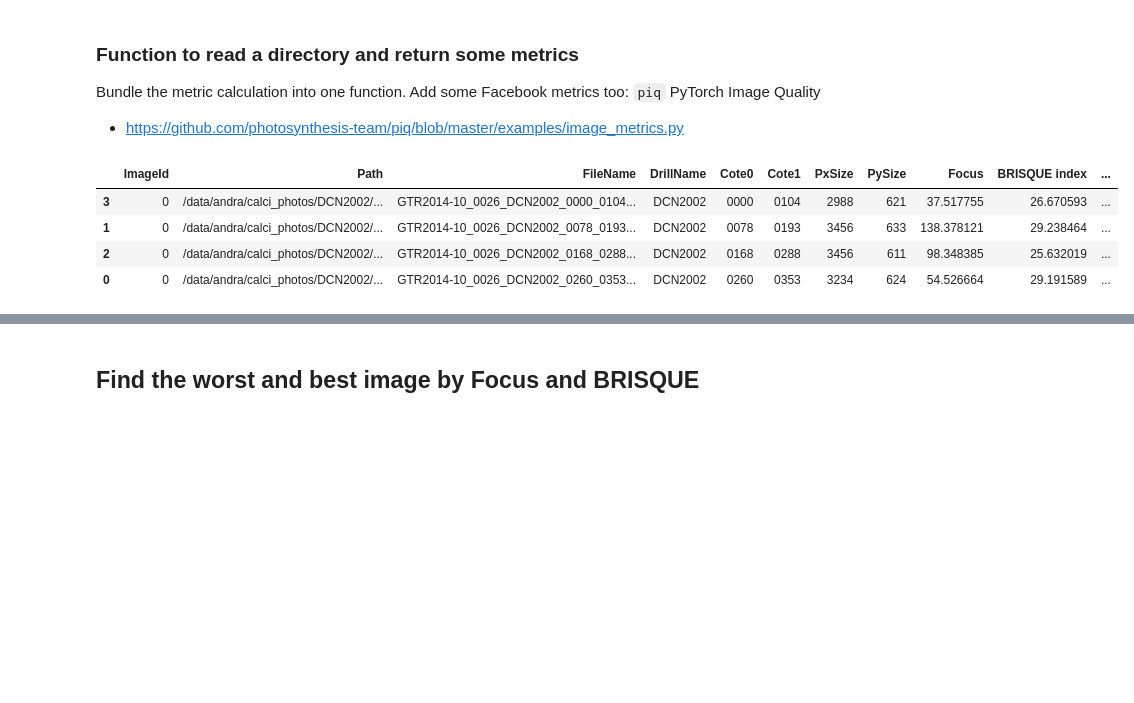
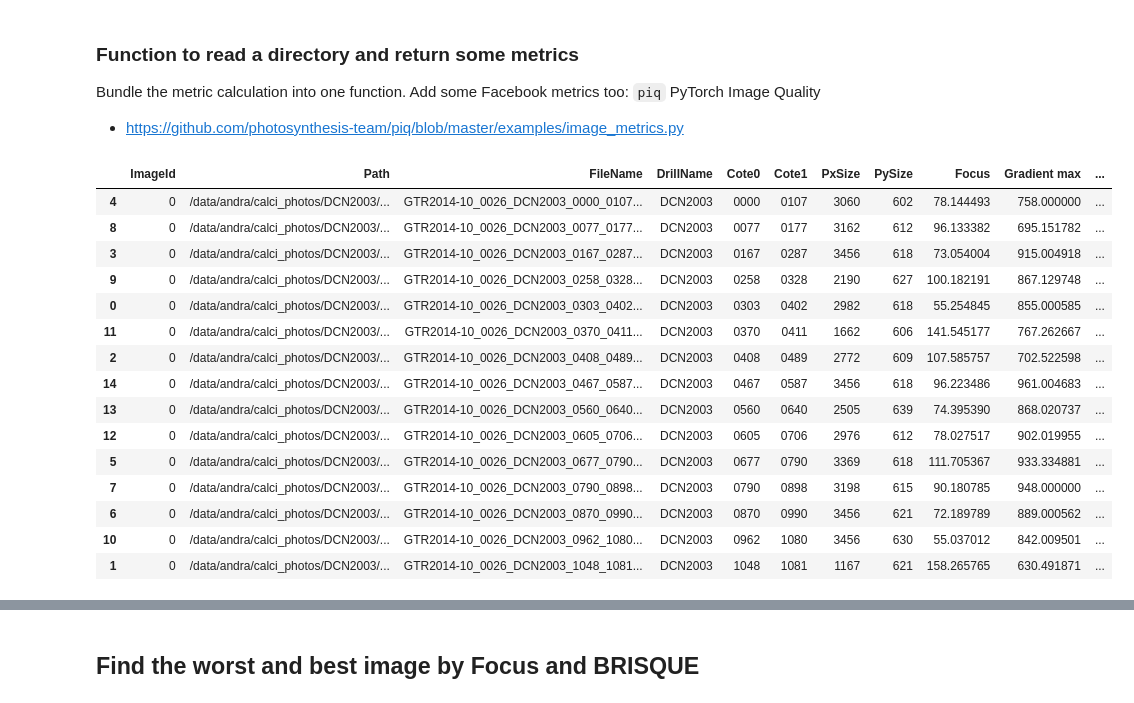
Before and after one commit to zwergon/calcimetry, a Jupyter notebook: notebooks/image-quality.ipynb, the cells around one changed output, grey strips where cells are left out. Cells and saved outputs as stored; diff of their text form; code cells hidden in the pictures; blank space fills up the shorter version.

```diff
--- a/notebooks/image-quality.ipynb
+++ b/notebooks/image-quality.ipynb
@@ -53,0 +59,8 @@ def variance_of_laplacian(image):
+# %%
+def gradient_magnitude(image):
+    #Get magnitude of gradient for given image
+    ddepth = cv2.CV_64F
+    dx = cv2.Sobel(image, ddepth, 1, 0)
+    dy = cv2.Sobel(image, ddepth, 0, 1)
+    mag = cv2.magnitude(dx, dy)
+    return mag
@@ -54,3 +73,16 @@ def variance_of_laplacian(image):
+# %%
+def prep_image(raw_img):
+    modified_img = cv2.resize(raw_img, (900, 600), interpolation = cv2.INTER_AREA)
+    modified_img = modified_img.reshape(modified_img.shape[0]*modified_img.shape[1], 3)
+    return modified_img
+
+def color_analysis(img):
+    clf = KMeans(n_clusters = 5)  # 5 top colours
+    color_labels = clf.fit_predict(img)
+    center_colors = clf.cluster_centers_
+    counts = Counter(color_labels)
+    ordered_colors = [center_colors[i] for i in counts.keys()]
+    return ordered_colors
 # %% [markdown]
 ### Function to read a directory and return some metrics
 
@@ -83,6 +115,13 @@ def read_directory(dirname, allfiles, quiet=True):
     PxSize = []
     PySize = []
     Focus = []
+    GradientMax = []
+    GradientSTD = []
+    Colour1 = []
+    Colour2 = []
+    Colour3 = []
+    Colour4 = []
+    Colour5 = []
     BRISQUE_i = []
     BRISQUE_l = []
 
@@ -112,6 +151,18 @@ def read_directory(dirname, allfiles, quiet=True):
             gray = cv2.cvtColor(np.asarray(img), cv2.COLOR_BGR2GRAY)
             Focus.append(variance_of_laplacian(gray))
 
+            # Gradient metric
+            GradientMax.append(np.max(gradient_magnitude(gray)[:]))
+            GradientSTD.append(np.std(gradient_magnitude(gray)[:]))
+
+            # Top five colours
+            colours = color_analysis(prep_image(np.asarray(img)))
+            Colour1.append(colours[0])
+            Colour2.append(colours[1])
+            Colour3.append(colours[2])
+            Colour4.append(colours[3])
+            Colour5.append(colours[4])
+
             # pytorch image quality, use try, except loop to kep going if image is too large or does not conform
             try:
                 x = torch.tensor(np.asarray(img)).permute(2, 0, 1)[None, ...] / 255.
@@ -136,19 +187,31 @@ def read_directory(dirname, allfiles, quiet=True):
 
     d = {'ImageId':ImageId, 'Path':Path, 'FileName':FileName, 'DrillName':DrillName,
          'Cote0':Cote0, 'Cote1':Cote1, 'PxSize':PxSize, 'PySize':PySize, 'Focus':Focus,
-         'BRISQUE index':BRISQUE_i, 'BRISQUE loss':BRISQUE_l}
+         'Gradient max':GradientMax, 'Gradient std':GradientSTD, 'Colour1':Colour1, 'Colour2':Colour2, 'Colour3':Colour3,
+         'Colour4':Colour4, 'Colour5':Colour5, 'BRISQUE index':BRISQUE_i, 'BRISQUE loss':BRISQUE_l}
     df = pd.DataFrame(data=d)
 
     return df
 # %%
-df = read_directory(sortedlist[3], files)
+df = read_directory(sortedlist[4], files)
 df.sort_values('Cote0')
 # %% [output]
-|  | ImageId | Path | FileName | DrillName | Cote0 | Cote1 | PxSize | PySize | Focus | BRISQUE index | ... |
-| 3 | 0 | /data/andra/calci_photos/DCN2002/... | GTR2014-10_0026_DCN2002_0000_0104... | DCN2002 | 0000 | 0104 | 2988 | 621 | 37.517755 | 26.670593 | ... |
-| 1 | 0 | /data/andra/calci_photos/DCN2002/... | GTR2014-10_0026_DCN2002_0078_0193... | DCN2002 | 0078 | 0193 | 3456 | 633 | 138.378121 | 29.238464 | ... |
-| 2 | 0 | /data/andra/calci_photos/DCN2002/... | GTR2014-10_0026_DCN2002_0168_0288... | DCN2002 | 0168 | 0288 | 3456 | 611 | 98.348385 | 25.632019 | ... |
-| 0 | 0 | /data/andra/calci_photos/DCN2002/... | GTR2014-10_0026_DCN2002_0260_0353... | DCN2002 | 0260 | 0353 | 3234 | 624 | 54.526664 | 29.191589 | ... |
+|  | ImageId | Path | FileName | DrillName | Cote0 | Cote1 | PxSize | PySize | Focus | Gradient max | ... |
+| 4 | 0 | /data/andra/calci_photos/DCN2003/... | GTR2014-10_0026_DCN2003_0000_0107... | DCN2003 | 0000 | 0107 | 3060 | 602 | 78.144493 | 758.000000 | ... |
+| 8 | 0 | /data/andra/calci_photos/DCN2003/... | GTR2014-10_0026_DCN2003_0077_0177... | DCN2003 | 0077 | 0177 | 3162 | 612 | 96.133382 | 695.151782 | ... |
+| 3 | 0 | /data/andra/calci_photos/DCN2003/... | GTR2014-10_0026_DCN2003_0167_0287... | DCN2003 | 0167 | 0287 | 3456 | 618 | 73.054004 | 915.004918 | ... |
+| 9 | 0 | /data/andra/calci_photos/DCN2003/... | GTR2014-10_0026_DCN2003_0258_0328... | DCN2003 | 0258 | 0328 | 2190 | 627 | 100.182191 | 867.129748 | ... |
+| 0 | 0 | /data/andra/calci_photos/DCN2003/... | GTR2014-10_0026_DCN2003_0303_0402... | DCN2003 | 0303 | 0402 | 2982 | 618 | 55.254845 | 855.000585 | ... |
+| 11 | 0 | /data/andra/calci_photos/DCN2003/... | GTR2014-10_0026_DCN2003_0370_0411... | DCN2003 | 0370 | 0411 | 1662 | 606 | 141.545177 | 767.262667 | ... |
+| 2 | 0 | /data/andra/calci_photos/DCN2003/... | GTR2014-10_0026_DCN2003_0408_0489... | DCN2003 | 0408 | 0489 | 2772 | 609 | 107.585757 | 702.522598 | ... |
+| 14 | 0 | /data/andra/calci_photos/DCN2003/... | GTR2014-10_0026_DCN2003_0467_0587... | DCN2003 | 0467 | 0587 | 3456 | 618 | 96.223486 | 961.004683 | ... |
+| 13 | 0 | /data/andra/calci_photos/DCN2003/... | GTR2014-10_0026_DCN2003_0560_0640... | DCN2003 | 0560 | 0640 | 2505 | 639 | 74.395390 | 868.020737 | ... |
+| 12 | 0 | /data/andra/calci_photos/DCN2003/... | GTR2014-10_0026_DCN2003_0605_0706... | DCN2003 | 0605 | 0706 | 2976 | 612 | 78.027517 | 902.019955 | ... |
+| 5 | 0 | /data/andra/calci_photos/DCN2003/... | GTR2014-10_0026_DCN2003_0677_0790... | DCN2003 | 0677 | 0790 | 3369 | 618 | 111.705367 | 933.334881 | ... |
+| 7 | 0 | /data/andra/calci_photos/DCN2003/... | GTR2014-10_0026_DCN2003_0790_0898... | DCN2003 | 0790 | 0898 | 3198 | 615 | 90.180785 | 948.000000 | ... |
+| 6 | 0 | /data/andra/calci_photos/DCN2003/... | GTR2014-10_0026_DCN2003_0870_0990... | DCN2003 | 0870 | 0990 | 3456 | 621 | 72.189789 | 889.000562 | ... |
+| 10 | 0 | /data/andra/calci_photos/DCN2003/... | GTR2014-10_0026_DCN2003_0962_1080... | DCN2003 | 0962 | 1080 | 3456 | 630 | 55.037012 | 842.009501 | ... |
+| 1 | 0 | /data/andra/calci_photos/DCN2003/... | GTR2014-10_0026_DCN2003_1048_1081... | DCN2003 | 1048 | 1081 | 1167 | 621 | 158.265765 | 630.491871 | ... |
 # %%
 img = server.get_file(df['Path'][df['BRISQUE index'].idxmax()])
 plt.imshow(img)
```
Also changed, not shown: parts of 16 cells of this notebook, 1 other file.
